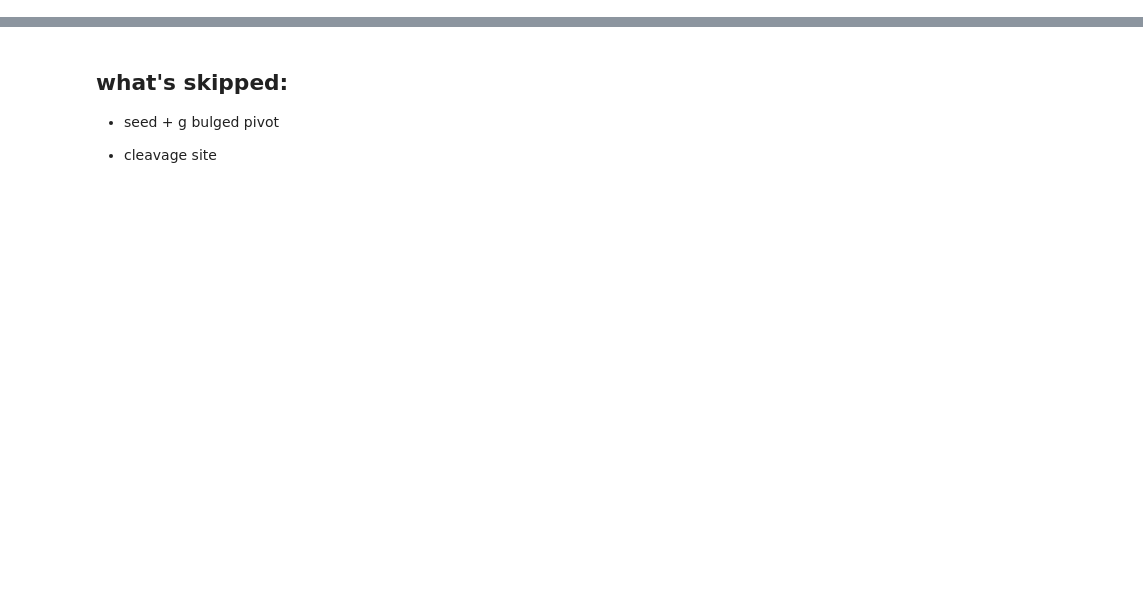
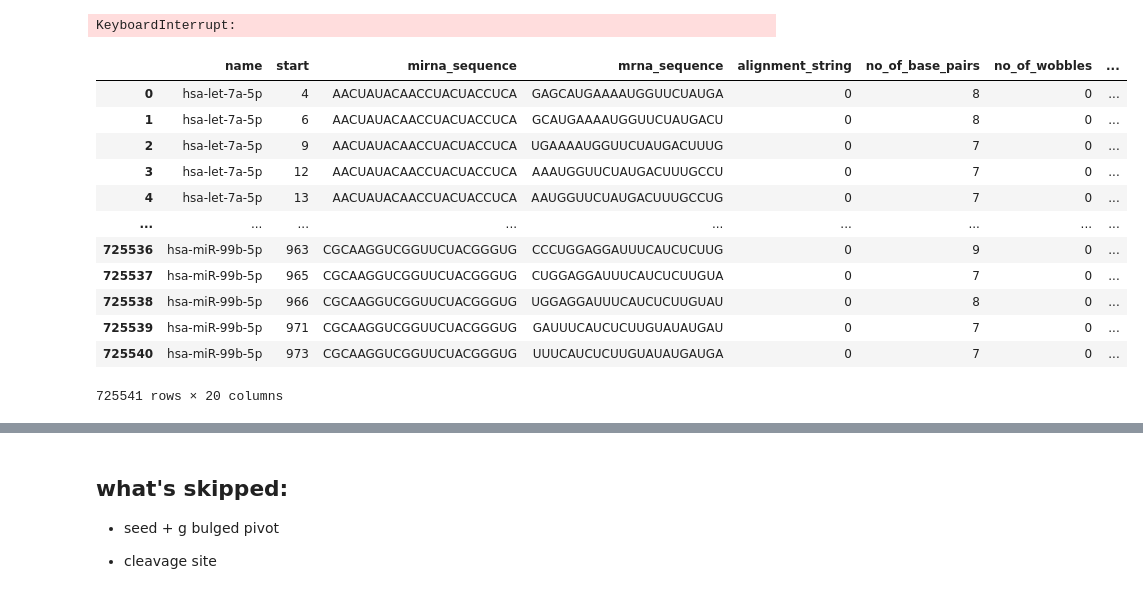
Before and after one commit to TasbasMN/Thesis, a Jupyter notebook: scripts/main_v2.ipynb, the cells around one changed output, grey strips where cells are left out. Drawn from its saved outputs; the diff is of its cells as text; code cells hidden in the pictures; blank space fills up the shorter version.

```diff
--- a/scripts/main_v2.ipynb
+++ b/scripts/main_v2.ipynb
@@ -20,3 +104,39 @@ sequence = sequence[:1000]
 # %%
-df = find_matches(sequence, targetscan_df)
+
 df = find_clash_types(df, find_non_CLASH_types=True, drop_flag_column=False)
+# %% [output]
+KeyboardInterrupt:
+# %%
+df['ali_str'] = [''.join(['1' if x == y else '0' for x, y in zip(s1, s2)])
+                 for s1, s2 in zip(df['mirna_sequence'], df['mrna_sequence'])]
+# %%
+df['no_of_matches'] = df['ali_str'].astype(str).apply(lambda x: x.count('1'))
+
+df['no_of_mismatches'] = df['ali_str'].astype(str).apply(lambda x: x.count('0'))
+
+df['no_of_wobbles'] = df['ali_str'].astype(str).apply(lambda x: x.count('2'))
+# %%
+def generate_alignment_string(df):
+
+    def vectorized(column1, column2):
+        return np.where(column1 == column2, '1', '0')
+
+    df['alignment_string'] = vectorized(df['mirna_sequence'].values, df['mrna_sequence'].values)
+
+    return df
+# %%
+generate_alignment_string(df)
+# %% [output]
+|  | name | start | mirna_sequence | mrna_sequence | alignment_string | no_of_base_pairs | no_of_wobbles | ... |
+| 0 | hsa-let-7a-5p | 4 | AACUAUACAACCUACUACCUCA | GAGCAUGAAAAUGGUUCUAUGA | 0 | 8 | 0 | ... |
+| 1 | hsa-let-7a-5p | 6 | AACUAUACAACCUACUACCUCA | GCAUGAAAAUGGUUCUAUGACU | 0 | 8 | 0 | ... |
+| 2 | hsa-let-7a-5p | 9 | AACUAUACAACCUACUACCUCA | UGAAAAUGGUUCUAUGACUUUG | 0 | 7 | 0 | ... |
+| 3 | hsa-let-7a-5p | 12 | AACUAUACAACCUACUACCUCA | AAAUGGUUCUAUGACUUUGCCU | 0 | 7 | 0 | ... |
+| 4 | hsa-let-7a-5p | 13 | AACUAUACAACCUACUACCUCA | AAUGGUUCUAUGACUUUGCCUG | 0 | 7 | 0 | ... |
+| ... | ... | ... | ... | ... | ... | ... | ... | ... |
+| 725536 | hsa-miR-99b-5p | 963 | CGCAAGGUCGGUUCUACGGGUG | CCCUGGAGGAUUUCAUCUCUUG | 0 | 9 | 0 | ... |
+| 725537 | hsa-miR-99b-5p | 965 | CGCAAGGUCGGUUCUACGGGUG | CUGGAGGAUUUCAUCUCUUGUA | 0 | 7 | 0 | ... |
+| 725538 | hsa-miR-99b-5p | 966 | CGCAAGGUCGGUUCUACGGGUG | UGGAGGAUUUCAUCUCUUGUAU | 0 | 8 | 0 | ... |
+| 725539 | hsa-miR-99b-5p | 971 | CGCAAGGUCGGUUCUACGGGUG | GAUUUCAUCUCUUGUAUAUGAU | 0 | 7 | 0 | ... |
+| 725540 | hsa-miR-99b-5p | 973 | CGCAAGGUCGGUUCUACGGGUG | UUUCAUCUCUUGUAUAUGAUGA | 0 | 7 | 0 | ... |
+725541 rows × 20 columns
```
Also changed, not shown: parts of 9 cells of this notebook, 4 other files.
